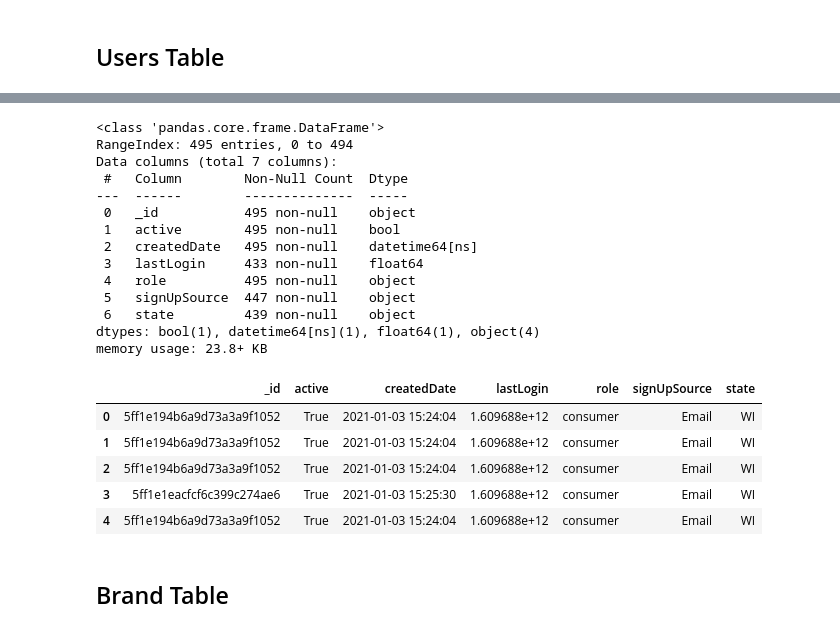
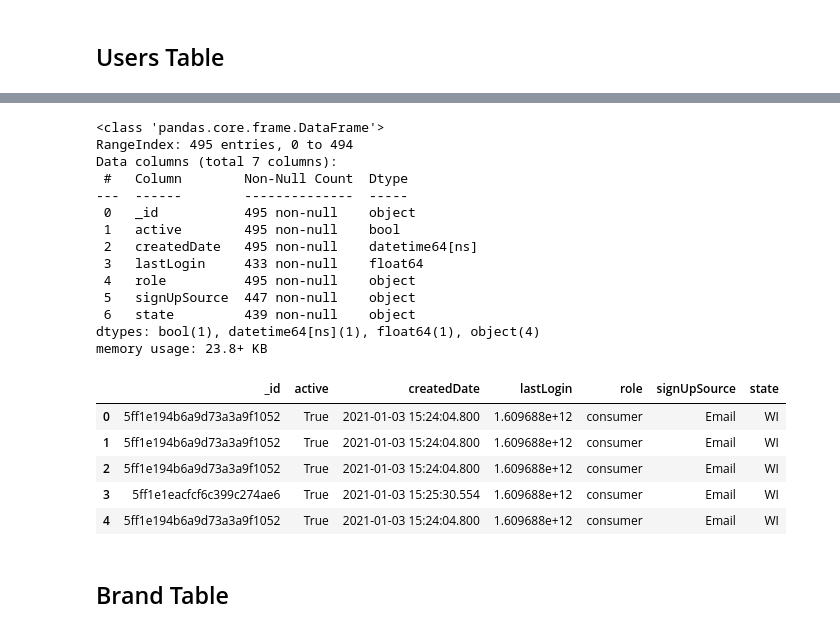
Before and after one commit to delgreen/data_science_portfolio, a Jupyter notebook: coding_exercise_notebook.ipynb, the cells around one changed output, grey strips where cells are left out. Cells and saved outputs as stored; diff of their text form; code cells hidden in the pictures.

```diff
--- a/coding_exercise_notebook.ipynb
+++ b/coding_exercise_notebook.ipynb
@@ -172,42 +166,39 @@ def users_table(df):
                     'createdDate',
                 ]},
             )
             .astype({
                 **{col : str for col in [
                     'createdDate'
                 ]}
             })
             .assign(
-                createdDate = lambda df_ : df_['createdDate'].str.extract('(^\d{10})')
-            )
-            .assign(
-                createdDate = lambda df_ : pd.to_datetime(df_['createdDate'], unit='s')
+                createdDate = lambda df_ : pd.to_datetime(df_['createdDate'], unit='ms')
             )
     )
 
 users_table(users_df).info()
 users_table(users_df).head()
 # %% [output]
 <class 'pandas.core.frame.DataFrame'>
 RangeIndex: 495 entries, 0 to 494
 Data columns (total 7 columns):
  #   Column        Non-Null Count  Dtype
 ---  ------        --------------  -----
  0   _id           495 non-null    object
  1   active        495 non-null    bool
  2   createdDate   495 non-null    datetime64[ns]
  3   lastLogin     433 non-null    float64
  4   role          495 non-null    object
  5   signUpSource  447 non-null    object
  6   state         439 non-null    object
 dtypes: bool(1), datetime64[ns](1), float64(1), object(4)
 memory usage: 23.8+ KB
 |  | _id | active | createdDate | lastLogin | role | signUpSource | state |
-| 0 | 5ff1e194b6a9d73a3a9f1052 | True | 2021-01-03 15:24:04 | 1.609688e+12 | consumer | Email | WI |
-| 1 | 5ff1e194b6a9d73a3a9f1052 | True | 2021-01-03 15:24:04 | 1.609688e+12 | consumer | Email | WI |
-| 2 | 5ff1e194b6a9d73a3a9f1052 | True | 2021-01-03 15:24:04 | 1.609688e+12 | consumer | Email | WI |
-| 3 | 5ff1e1eacfcf6c399c274ae6 | True | 2021-01-03 15:25:30 | 1.609688e+12 | consumer | Email | WI |
-| 4 | 5ff1e194b6a9d73a3a9f1052 | True | 2021-01-03 15:24:04 | 1.609688e+12 | consumer | Email | WI |
+| 0 | 5ff1e194b6a9d73a3a9f1052 | True | 2021-01-03 15:24:04.800 | 1.609688e+12 | consumer | Email | WI |
+| 1 | 5ff1e194b6a9d73a3a9f1052 | True | 2021-01-03 15:24:04.800 | 1.609688e+12 | consumer | Email | WI |
+| 2 | 5ff1e194b6a9d73a3a9f1052 | True | 2021-01-03 15:24:04.800 | 1.609688e+12 | consumer | Email | WI |
+| 3 | 5ff1e1eacfcf6c399c274ae6 | True | 2021-01-03 15:25:30.554 | 1.609688e+12 | consumer | Email | WI |
+| 4 | 5ff1e194b6a9d73a3a9f1052 | True | 2021-01-03 15:24:04.800 | 1.609688e+12 | consumer | Email | WI |
 # %% [markdown]
 ## Brand Table
 # %%
```
Also changed, not shown: parts of 9 cells of this notebook, 2 other files.
